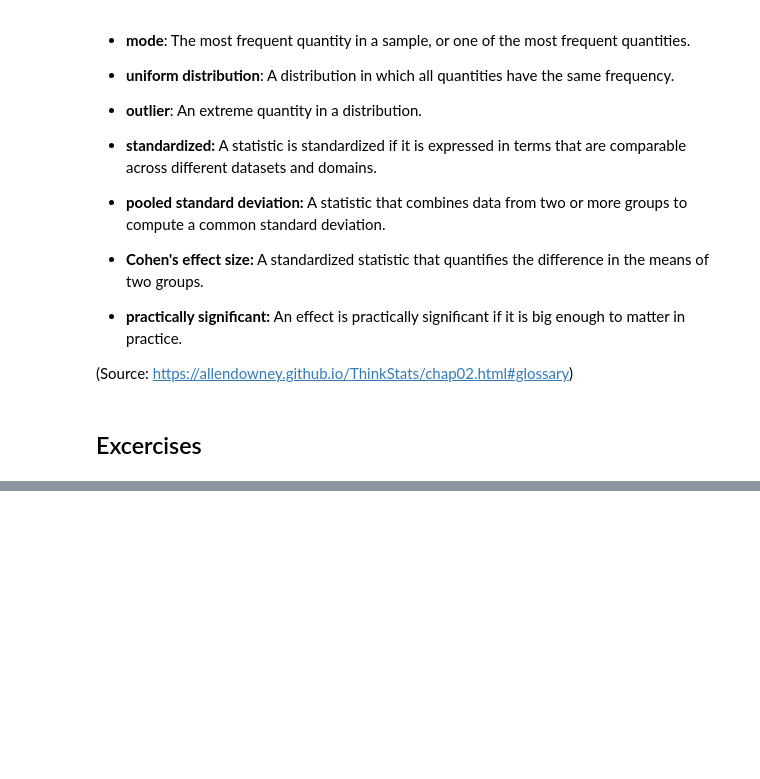
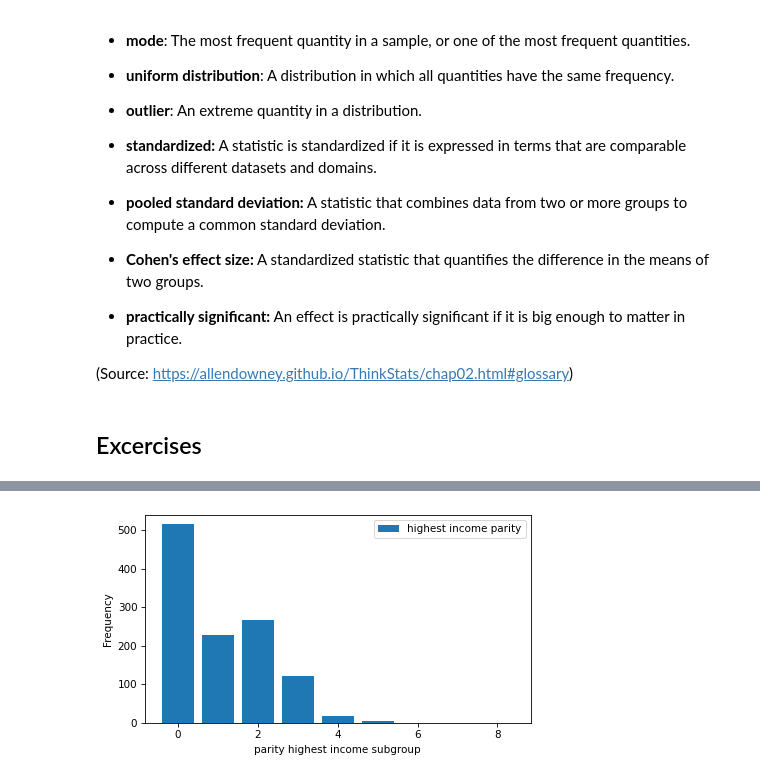
Before and after one commit to mindeleven/algo-trading-bootcamp, a Jupyter notebook: 02-Think-Stats/Notebooks/02_Distributions.ipynb, the cells around one changed output, grey strips where cells are left out. Cells and saved outputs as stored; diff of their text form; code cells hidden in the pictures; blank space fills up the shorter version.

```diff
--- a/02-Think-Stats/Notebooks/02_Distributions.ipynb
+++ b/02-Think-Stats/Notebooks/02_Distributions.ipynb
@@ -647,0 +753,4 @@ But you should also do your best to make your reports honest, and to acknowledge
+# %%
+# using the query method to select the respondents with the highest income (level 14)
+highest_income = resp.query("totincr == 14")
+highest_income
@@ -647,0 +771,7 @@ But you should also do your best to make your reports honest, and to acknowledge
+# %%
+# plotting the frequency table of parity for just the high income respondents
+high_hist_parity = Hist.from_seq(highest_income["parity"], name="highest income parity")
+high_hist_parity.bar()
+decorate(xlabel="parity highest income subgroup", ylabel="Frequency")
+# %% [output]
+[figure, added]
```
Also changed, not shown: parts of 23 cells of this notebook.
